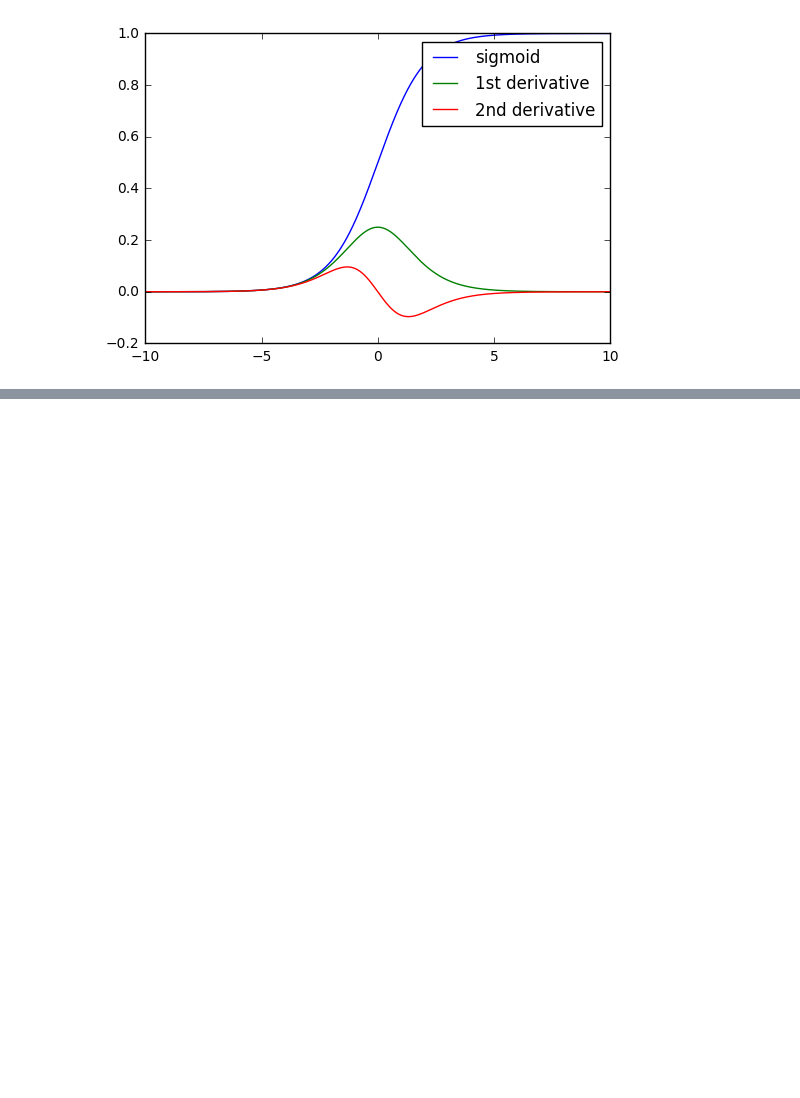
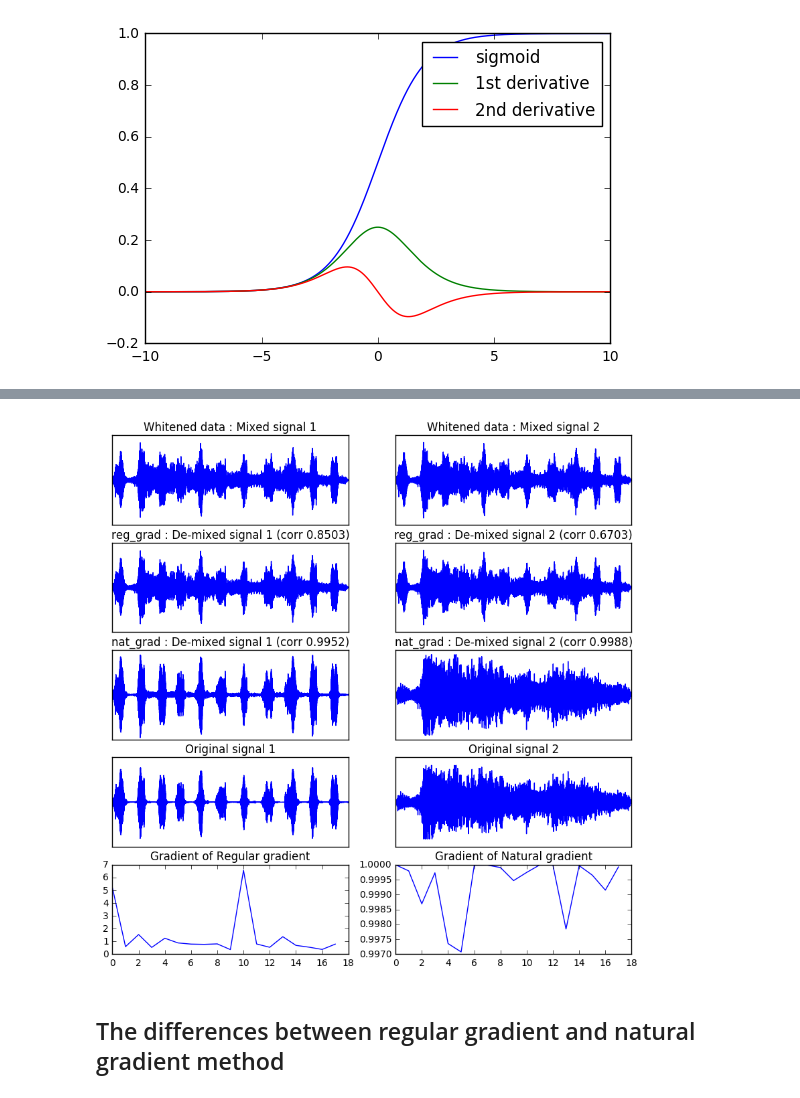
Before and after one commit to p16i/course-machine-intelligence-2, a Jupyter notebook: w5-ica/ICA.ipynb, the cells around one changed output, grey strips where cells are left out. Saved outputs shown, nothing was run; the diff lists cells and outputs as text; code cells hidden in the pictures; blank space fills up the shorter version.

```diff
--- a/w5-ica/ICA.ipynb
+++ b/w5-ica/ICA.ipynb
@@ -292,39 +195,0 @@ array([[ 2.06591356, -0.70919898],
-# %%
-def regularGradientLearning(x, w_input, original_source, eta=0.1, no_epoch = 10):
-    print("Epoch 0 - loss %.5f" % (computeLoss(x,w_input)))
-    grad = np.zeros((2,2))
-
-    for e in range(no_epoch):
-
-        w_inv = np.linalg.inv(w_input)
-
-        for i in range(x.shape[1]):
-            eta_t = eta / (i+1)
-
-            l_1 = computeIndividualLoss(x[:,i],w_input)
-
-            d  = np.dot(w_input, x[:,i])
-
-            second_der  = secondDerSigmoid(d)
-            first_der   = firstDerSigmoid(d)
-            res = second_der / first_der
-
-            od = np.outer(res, x[:,i].T)
-
-            grad  = grad + od
-
-
-
-            l_2 = computeIndividualLoss(x[:,i],w_input)
-            if i % 1000 == 0 :
-                print(grad)
-#                 print(w_inv)
-                print("Individual Lost for %i | before %f after %f (diff %f)" % (i, l_1, l_2, l_2-l_1))
-        w_input     = w_input + eta*grad / x.shape[0]
-        loss = computeLoss(x,w_input)
-        print("Epoch %d - loss %.5f" % (e+1, loss))
-
-    s_est = np.dot(w_input,x)
-    computeCorrelation(s_est,original_source, label="S_estimate")
-    return w_input
-w_res = regularGradientLearning(X_centered, W_init, S.T, no_epoch=1, eta=0.01)
@@ -330,0 +251,8 @@ w_res = regularGradientLearning(X_centered, W_init, S.T, no_epoch=1, eta=0.01)
+# %%
+from scipy.cluster.vq import whiten
+X_whitenen = whiten(X.T).T
+plotExperiment(X_whitenen, W_hiro, S.T, dataset="Whitened data")
+# %% [output]
+[figure, added]
+# %% [markdown]
+## The differences between regular gradient and natural gradient method
```
Also changed, not shown: parts of 20 cells of this notebook.
